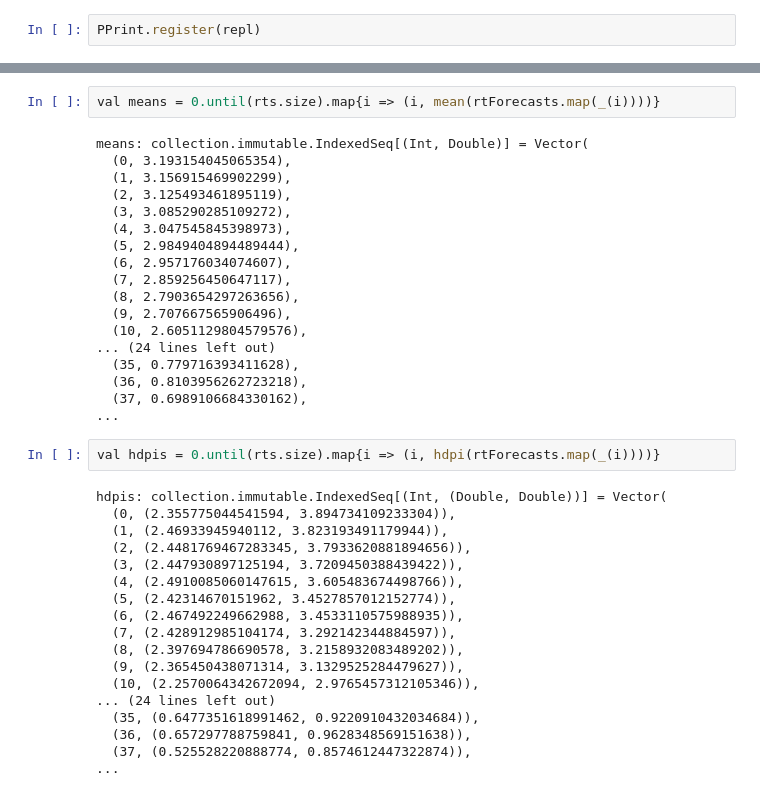
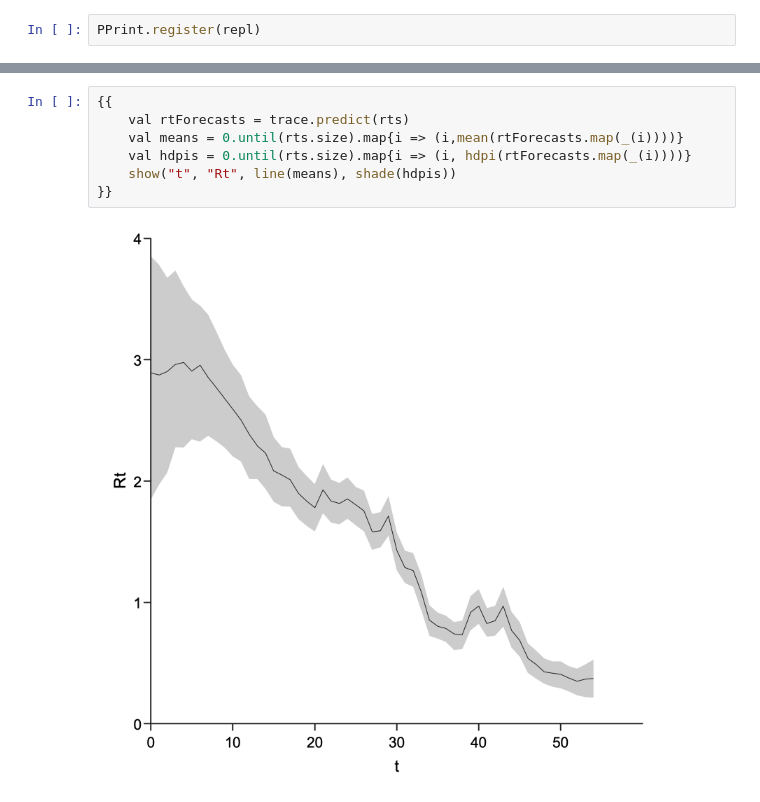
Before and after one commit to pmm-sumo/covid-19, a Jupyter notebook: Rainier.ipynb, the cells around one changed output, grey strips where cells are left out. Drawn from its saved outputs; the diff is of its cells as text.

```diff
--- a/Rainier.ipynb
+++ b/Rainier.ipynb
@@ -227,40 +111,9 @@ rtForecasts: List[Seq[Double]] = List(
 # %%
-val means = 0.until(rts.size).map{i => (i, mean(rtForecasts.map(_(i))))}
+{{
+    val rtForecasts = trace.predict(rts)
+    val means = 0.until(rts.size).map{i => (i,mean(rtForecasts.map(_(i))))}
+    val hdpis = 0.until(rts.size).map{i => (i, hdpi(rtForecasts.map(_(i))))}
+    show("t", "Rt", line(means), shade(hdpis))
+}}
 # %% [output]
-means: collection.immutable.IndexedSeq[(Int, Double)] = Vector(
-  (0, 3.193154045065354),
-  (1, 3.156915469902299),
-  (2, 3.125493461895119),
-  (3, 3.085290285109272),
-  (4, 3.047545845398973),
-  (5, 2.9849404894489444),
-  (6, 2.957176034074607),
-  (7, 2.859256450647117),
-  (8, 2.7903654297263656),
-  (9, 2.707667565906496),
-  (10, 2.6051129804579576),
-... (24 lines left out)
-  (35, 0.779716393411628),
-  (36, 0.8103956262723218),
-  (37, 0.6989106684330162),
-...
+[figure, added]
-# %%
-val hdpis = 0.until(rts.size).map{i => (i, hdpi(rtForecasts.map(_(i))))}
-# %% [output]
-hdpis: collection.immutable.IndexedSeq[(Int, (Double, Double))] = Vector(
-  (0, (2.355775044541594, 3.894734109233304)),
-  (1, (2.46933945940112, 3.823193491179944)),
-  (2, (2.4481769467283345, 3.7933620881894656)),
-  (3, (2.447930897125194, 3.7209450388439422)),
-  (4, (2.4910085060147615, 3.605483674498766)),
-  (5, (2.42314670151962, 3.4527857012152774)),
-  (6, (2.467492249662988, 3.4533110575988935)),
-  (7, (2.428912985104174, 3.292142344884597)),
-  (8, (2.397694786690578, 3.2158932083489202)),
-  (9, (2.365450438071314, 3.1329525284479627)),
-  (10, (2.2570064342672094, 2.9765457312105346)),
-... (24 lines left out)
-  (35, (0.6477351618991462, 0.9220910432034684)),
-  (36, (0.657297788759841, 0.9628348569151638)),
-  (37, (0.525528220888774, 0.8574612447322874)),
-...
```
Also changed, not shown: parts of 17 cells of this notebook.
